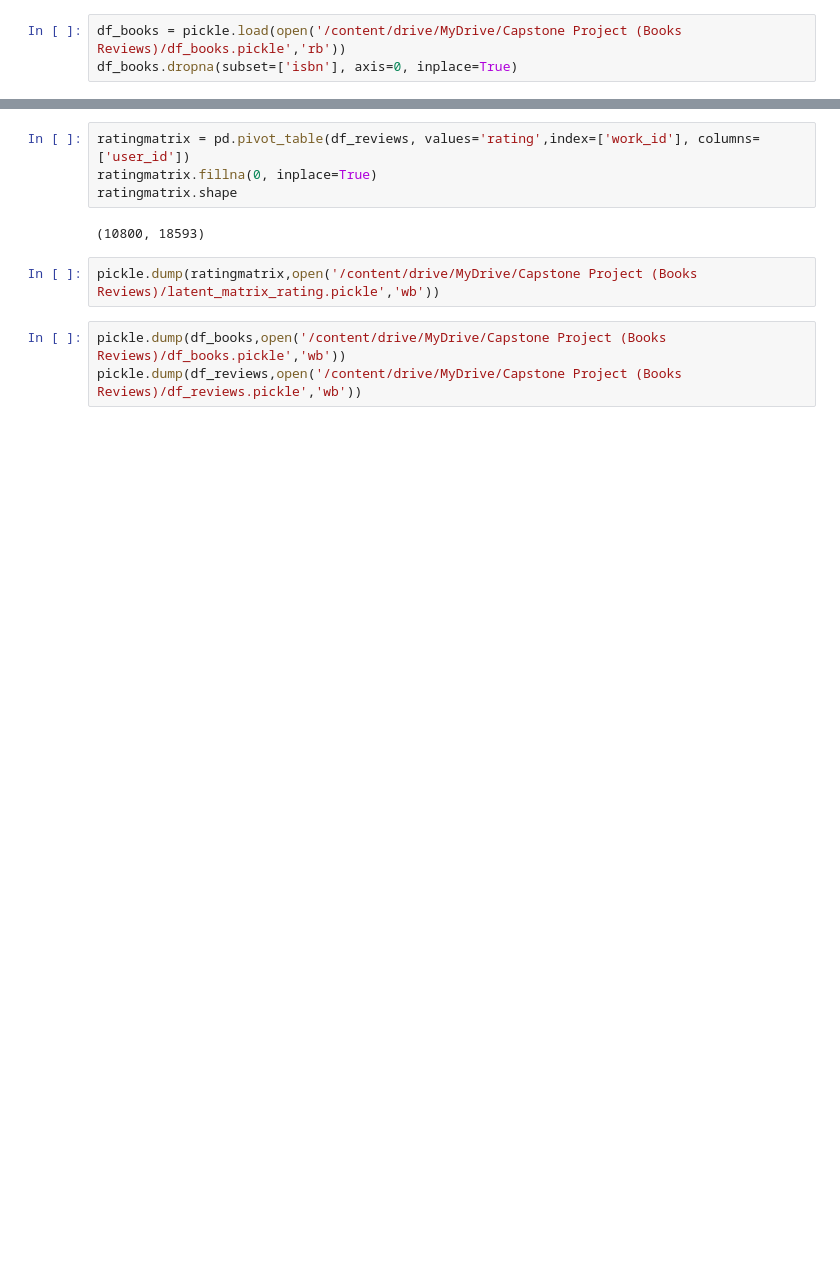
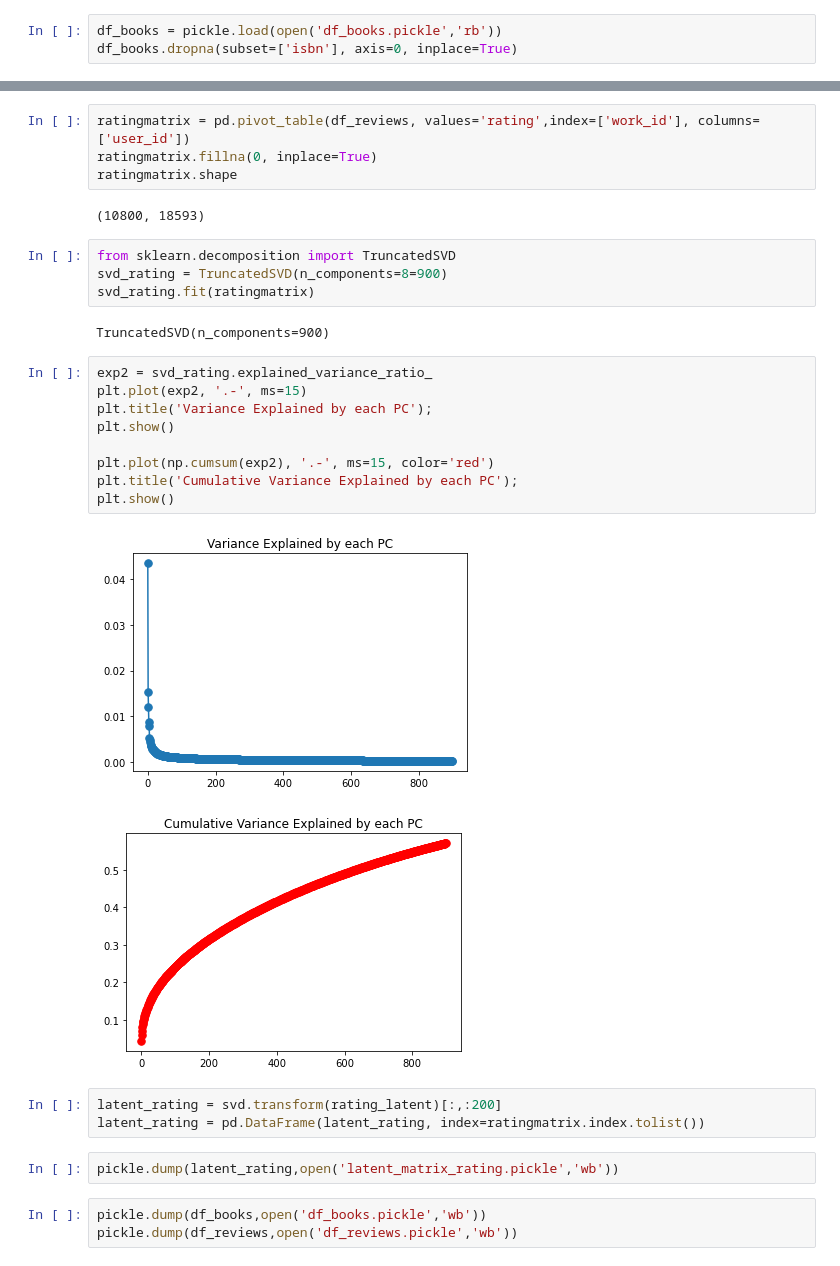
Before and after one commit to hiuc1999/GoodreadsRecSys, a Jupyter notebook: Model_Training.ipynb, the cells around one changed output, grey strips where cells are left out. Drawn from its saved outputs; the diff is of its cells as text; blank space fills up the shorter version.

```diff
--- a/Model_Training.ipynb
+++ b/Model_Training.ipynb
@@ -6,7 +6,7 @@ import matplotlib.pyplot as plt
 %matplotlib inline
 from sklearn.metrics.pairwise import cosine_similarity
 # %%
-df_books = pickle.load(open('/content/drive/MyDrive/Capstone Project (Books Reviews)/df_books.pickle','rb'))
+df_books = pickle.load(open('df_books.pickle','rb'))
 df_books.dropna(subset=['isbn'], axis=0, inplace=True)
 # %% [markdown]
 ## Content Based
@@ -162,8 +161,29 @@ ratingmatrix.fillna(0, inplace=True)
 ratingmatrix.shape
 # %% [output]
 (10800, 18593)
+# %%
+from sklearn.decomposition import TruncatedSVD
+svd_rating = TruncatedSVD(n_components=8=900)
+svd_rating.fit(ratingmatrix)
+# %% [output]
+TruncatedSVD(n_components=900)
+# %%
+exp2 = svd_rating.explained_variance_ratio_
+plt.plot(exp2, '.-', ms=15)
+plt.title('Variance Explained by each PC');
+plt.show()
+
+plt.plot(np.cumsum(exp2), '.-', ms=15, color='red')
+plt.title('Cumulative Variance Explained by each PC');
+plt.show()
+# %% [output]
+[figure, added]
+[figure, added]
+# %%
+latent_rating = svd.transform(rating_latent)[:,:200]
+latent_rating = pd.DataFrame(latent_rating, index=ratingmatrix.index.tolist())
 # %%
-pickle.dump(ratingmatrix,open('/content/drive/MyDrive/Capstone Project (Books Reviews)/latent_matrix_rating.pickle','wb'))
+pickle.dump(latent_rating,open('latent_matrix_rating.pickle','wb'))
 # %%
-pickle.dump(df_books,open('/content/drive/MyDrive/Capstone Project (Books Reviews)/df_books.pickle','wb'))
-pickle.dump(df_reviews,open('/content/drive/MyDrive/Capstone Project (Books Reviews)/df_reviews.pickle','wb'))
+pickle.dump(df_books,open('df_books.pickle','wb'))
+pickle.dump(df_reviews,open('df_reviews.pickle','wb'))
```
Also changed, not shown: parts of 2 cells of this notebook.
